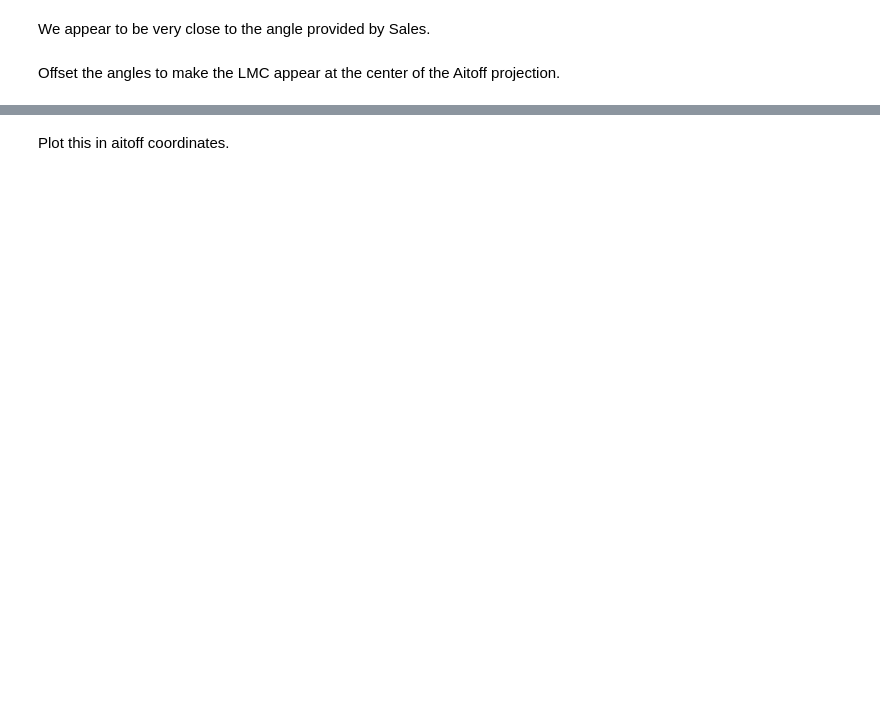
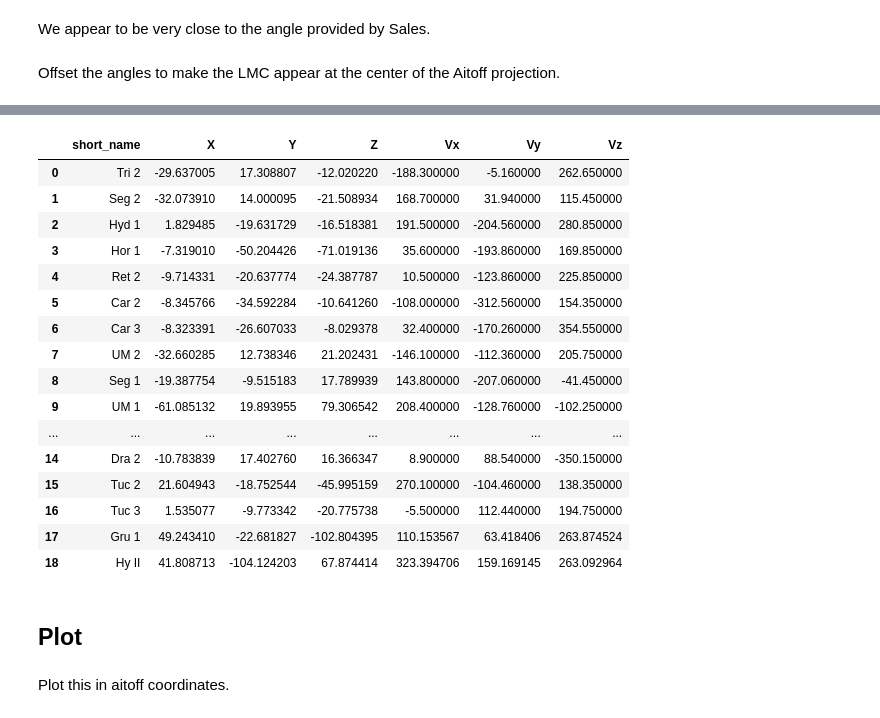
Before and after one commit to stephenpardy/PythonNotebooks, a Jupyter notebook: astro/angular_momentum.ipynb, the cells around one changed output, grey strips where cells are left out. Saved outputs shown, nothing was run; the diff lists cells and outputs as text; code cells hidden in the pictures; blank space fills up the shorter version.

```diff
--- a/astro/angular_momentum.ipynb
+++ b/astro/angular_momentum.ipynb
@@ -177,0 +273,18 @@ y = phi-np.pi/2.
+# %%
+fritz_sales = fritz_sales[~fritz_sales.name.isin(simon_phase_space.short_name)]
+# %%
+fritz_sales_ICRS = Galactic(
+    l=fritz_sales['l'].values*u.degree,
+    b=fritz_sales['b'].values*u.degree
+).transform_to(ICRS)
+
+fritz_sales_3d = ICRS(
+    ra=fritz_sales_ICRS.ra,
+    dec=fritz_sales_ICRS.dec,
+    distance=fritz_sales.d_sun.values*u.kpc,
+    pm_ra_cosdec=fritz_sales.mu_alpha.values*u.mas/u.yr*np.cos(fritz_sales_ICRS.ra),
+    pm_dec=fritz_sales.mu_delta.values*u.mas/u.yr,
+    radial_velocity=fritz_sales.v_sun.values*u.km/u.s
+)
+fritz_sales_names = fritz_sales['name']
+fritz_sales_cartesian = fritz_sales_3d.transform_to(Galactocentric)
@@ -177,0 +305,30 @@ y = phi-np.pi/2.
+# %%
+uf_df = simon_selected.append(
+    pd.DataFrame({'short_name': fritz_sales_names,
+                  'X': fritz_sales_cartesian.x.value,
+                  'Y': fritz_sales_cartesian.y.value,
+                  'Z': fritz_sales_cartesian.z.value,
+                  'Vx': fritz_sales_cartesian.v_x.value,
+                  'Vy': fritz_sales_cartesian.v_y.value,
+                  'Vz': fritz_sales_cartesian.v_z.value})
+).reset_index(drop=True)
+# %%
+uf_df
+# %% [output]
+|  | short_name | X | Y | Z | Vx | Vy | Vz |
+| 0 | Tri 2 | -29.637005 | 17.308807 | -12.020220 | -188.300000 | -5.160000 | 262.650000 |
+| 1 | Seg 2 | -32.073910 | 14.000095 | -21.508934 | 168.700000 | 31.940000 | 115.450000 |
+| 2 | Hyd 1 | 1.829485 | -19.631729 | -16.518381 | 191.500000 | -204.560000 | 280.850000 |
+| 3 | Hor 1 | -7.319010 | -50.204426 | -71.019136 | 35.600000 | -193.860000 | 169.850000 |
+| 4 | Ret 2 | -9.714331 | -20.637774 | -24.387787 | 10.500000 | -123.860000 | 225.850000 |
+| 5 | Car 2 | -8.345766 | -34.592284 | -10.641260 | -108.000000 | -312.560000 | 154.350000 |
+| 6 | Car 3 | -8.323391 | -26.607033 | -8.029378 | 32.400000 | -170.260000 | 354.550000 |
+| 7 | UM 2 | -32.660285 | 12.738346 | 21.202431 | -146.100000 | -112.360000 | 205.750000 |
+| 8 | Seg 1 | -19.387754 | -9.515183 | 17.789939 | 143.800000 | -207.060000 | -41.450000 |
+| 9 | UM 1 | -61.085132 | 19.893955 | 79.306542 | 208.400000 | -128.760000 | -102.250000 |
+| ... | ... | ... | ... | ... | ... | ... | ... |
+| 14 | Dra 2 | -10.783839 | 17.402760 | 16.366347 | 8.900000 | 88.540000 | -350.150000 |
+| 15 | Tuc 2 | 21.604943 | -18.752544 | -45.995159 | 270.100000 | -104.460000 | 138.350000 |
+| 16 | Tuc 3 | 1.535077 | -9.773342 | -20.775738 | -5.500000 | 112.440000 | 194.750000 |
+| 17 | Gru 1 | 49.243410 | -22.681827 | -102.804395 | 110.153567 | 63.418406 | 263.874524 |
+| 18 | Hy II | 41.808713 | -104.124203 | 67.874414 | 323.394706 | 159.169145 | 263.092964 |
@@ -178,2 +346,4 @@ y = phi-np.pi/2.
+# %% [markdown]
+## Plot
 # %% [markdown]
 Plot this in aitoff coordinates.
```
Also changed, not shown: parts of 43 cells of this notebook, 12 other files.
